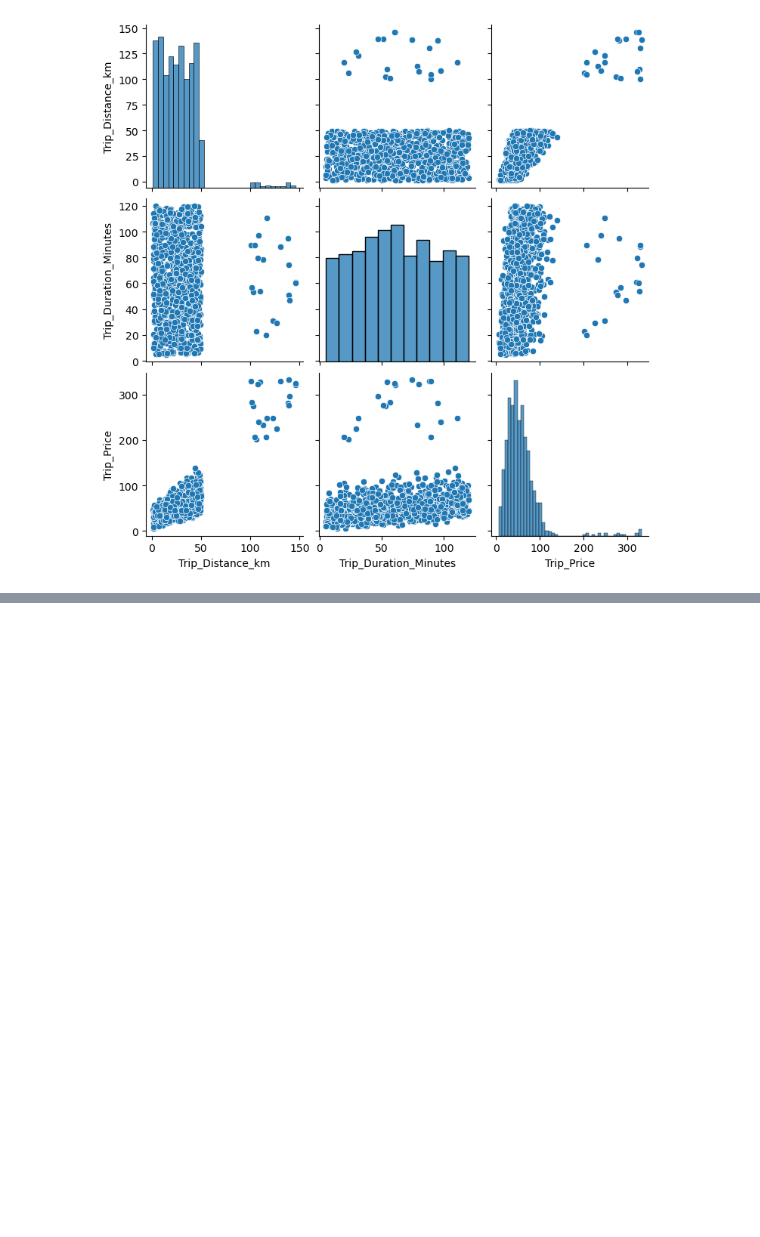
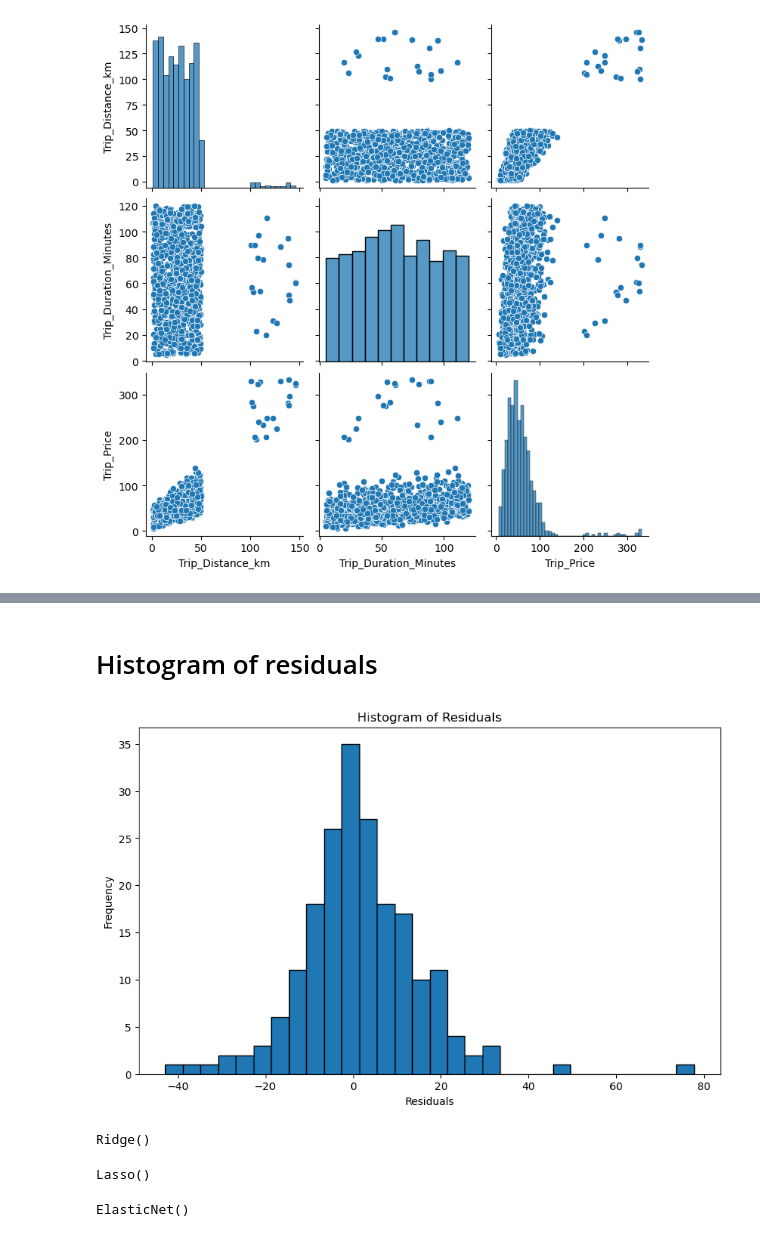
Before and after one commit to shabnomm/Taxi-fare-forecasting-understanding-the-hidden-patterns-in-ride-pricing-, a Jupyter notebook: a.ipynb, the cells around one changed output, grey strips where cells are left out. Drawn from its saved outputs; the diff is of its cells as text; code cells hidden in the pictures; blank space fills up the shorter version.

```diff
--- a/a.ipynb
+++ b/a.ipynb
@@ -278,0 +369,11 @@ plt.show()
+# %% [markdown]
+# Histogram of residuals
+# %%
+plt.figure(figsize=(10, 6))
+plt.hist(residuals, bins=30, edgecolor='k')
+plt.xlabel('Residuals')
+plt.ylabel('Frequency')
+plt.title('Histogram of Residuals')
+plt.show()
+# %% [output]
+[figure, added]
@@ -278,0 +384,18 @@ plt.show()
+# %%
+  from sklearn.linear_model import Ridge
+  ridge_model = Ridge(alpha=1.0)
+  ridge_model.fit(X_train, y_train)
+# %% [output]
+Ridge()
+# %%
+  from sklearn.linear_model import Lasso
+  lasso_model = Lasso(alpha=1.0)
+  lasso_model.fit(X_train, y_train)
+# %% [output]
+Lasso()
+# %%
+  from sklearn.linear_model import ElasticNet
+  elastic_net_model = ElasticNet(alpha=1.0, l1_ratio=0.5)
+  elastic_net_model.fit(X_train, y_train)
+# %% [output]
+ElasticNet()
```
Also changed, not shown: parts of 37 cells of this notebook.
